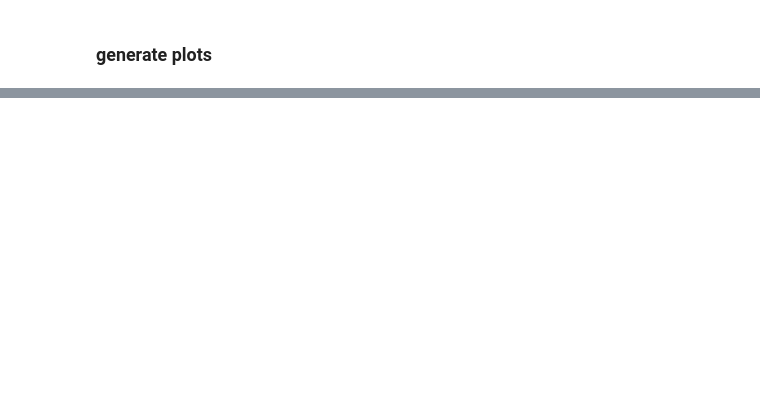
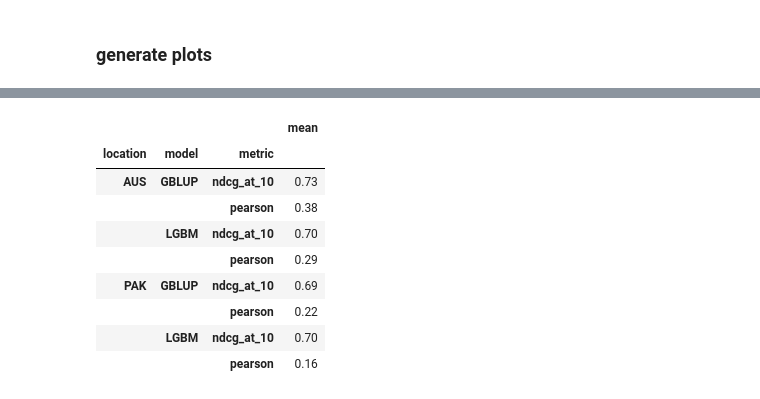
Before and after one commit to queenoa/Quinoa-genomic-prediction-code, a Jupyter notebook: notebooks/Visualizations.ipynb, the cells around one changed output, grey strips where cells are left out. Cells and saved outputs as stored; diff of their text form; code cells hidden in the pictures; blank space fills up the shorter version.

```diff
--- a/notebooks/Visualizations.ipynb
+++ b/notebooks/Visualizations.ipynb
@@ -1015,0 +1033,13 @@ LGBM  AUS      ndcg_at_10  0.666  0.030     75
+# %%
+summary
+# %% [output]
+|  |  |  | mean |
+| location | model | metric |  |
+| AUS | GBLUP | ndcg_at_10 | 0.73 |
+|  |  | pearson | 0.38 |
+|  | LGBM | ndcg_at_10 | 0.70 |
+|  |  | pearson | 0.29 |
+| PAK | GBLUP | ndcg_at_10 | 0.69 |
+|  |  | pearson | 0.22 |
+|  | LGBM | ndcg_at_10 | 0.70 |
+|  |  | pearson | 0.16 |
```
Also changed, not shown: parts of 12 cells of this notebook, 5 other files.
